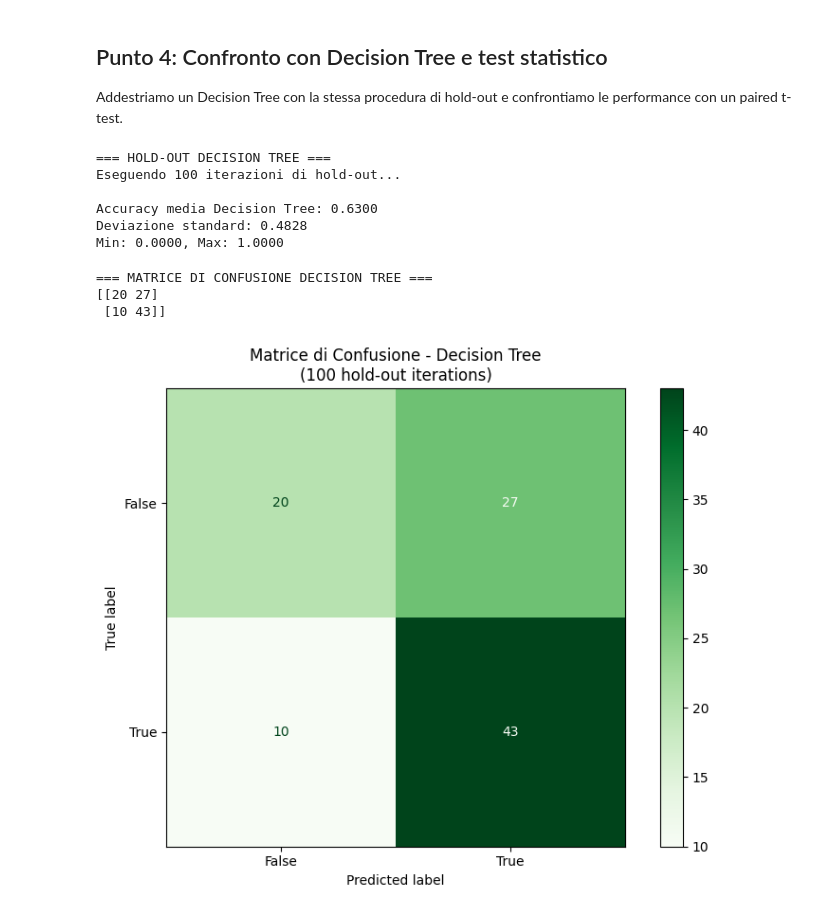
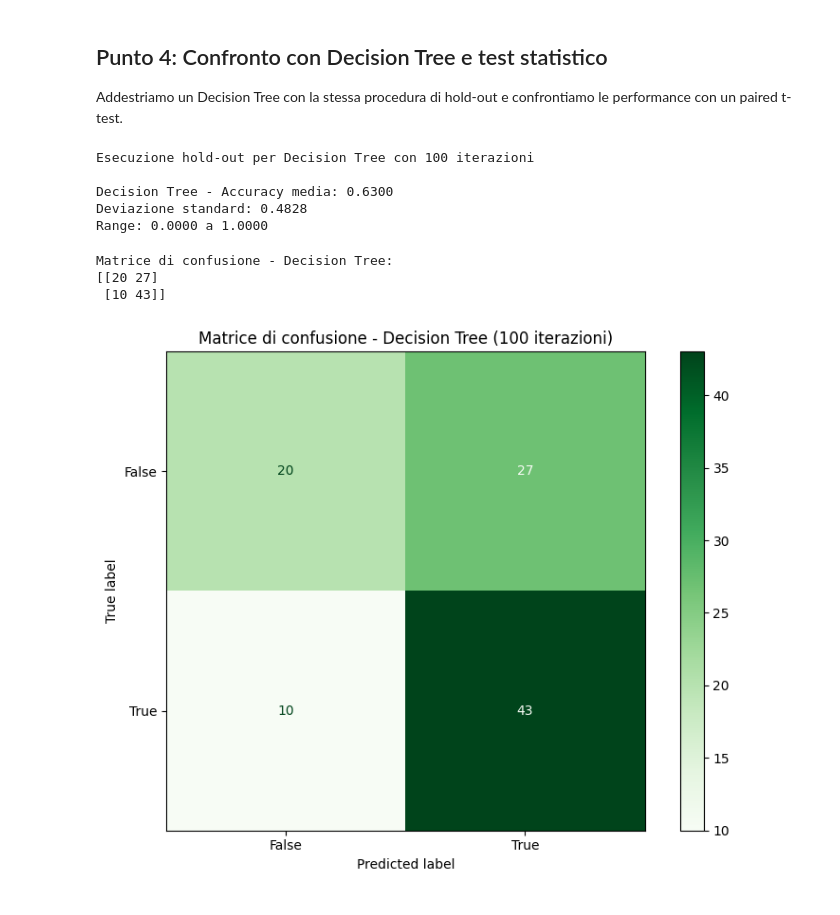
Before and after one commit to RaffaeleMelluso/AAUT, a Jupyter notebook: 3-naive_bayes/classification_watermelon_NB_aa_2025_26.ipynb, the cells around one changed output. Cells and saved outputs as stored; diff of their text form; code cells hidden in the pictures.

```diff
--- a/3-naive_bayes/classification_watermelon_NB_aa_2025_26.ipynb
+++ b/3-naive_bayes/classification_watermelon_NB_aa_2025_26.ipynb
@@ -335,72 +324,62 @@ AUC Naive Bayes: 0.7094
 
 Addestriamo un Decision Tree con la stessa procedura di hold-out e confrontiamo le performance con un paired t-test.
 # %%
-# Ripeti hold-out per Decision Tree
-np.random.seed(42)  # Stesso seed per confronto equo
+np.random.seed(42)
 
 dt_accuracies = []
 dt_predictions_all = []
 dt_true_labels_all = []
 dt_probabilities_all = []
 
-print("=== HOLD-OUT DECISION TREE ===")
-print(f"Eseguendo {n_iterations} iterazioni di hold-out...\n")
+print(f"Esecuzione hold-out per Decision Tree con {n_iterations} iterazioni\n")
 
-# Prepara features complete (categoriche + numeriche)
 X_complete = pd.concat([X_cat_encoded, X_numerical], axis=1)
 
 for i in range(n_iterations):
-    # 1. Estrai stesso indice di test usato per NB
     test_idx = np.random.randint(0, len(dataset))
     train_idx = [idx for idx in range(len(dataset)) if idx != test_idx]
 
-    # 2. Split train/test
     X_train = X_complete.iloc[train_idx]
     X_test = X_complete.iloc[[test_idx]]
     y_train = y_encoded[train_idx]
     y_test = y_encoded[[test_idx]]
 
-    # 3. Addestra Decision Tree
     dt = DecisionTreeClassifier(random_state=42, max_depth=5)
     dt.fit(X_train, y_train)
 
-    # 4. Predizione
     prediction = dt.predict(X_test)[0]
     prob = dt.predict_proba(X_test)[0]
 
-    # 5. Salva risultati
     dt_accuracies.append(1 if prediction == y_test[0] else 0)
     dt_predictions_all.append(prediction)
     dt_true_labels_all.append(y_test[0])
     dt_probabilities_all.append(prob[1])
 
 dt_accuracies = np.array(dt_accuracies)
-print(f"Accuracy media Decision Tree: {dt_accuracies.mean():.4f}")
+print(f"Decision Tree - Accuracy media: {dt_accuracies.mean():.4f}")
 print(f"Deviazione standard: {dt_accuracies.std():.4f}")
-print(f"Min: {dt_accuracies.min():.4f}, Max: {dt_accuracies.max():.4f}")
+print(f"Range: {dt_accuracies.min():.4f} a {dt_accuracies.max():.4f}")
 # %% [output]
-=== HOLD-OUT DECISION TREE ===
-Eseguendo 100 iterazioni di hold-out...
+Esecuzione hold-out per Decision Tree con 100 iterazioni
 
-Accuracy media Decision Tree: 0.6300
+Decision Tree - Accuracy media: 0.6300
 Deviazione standard: 0.4828
-Min: 0.0000, Max: 1.0000
+Range: 0.0000 a 1.0000
 # %%
-# Matrice di confusione Decision Tree
 cm_dt = confusion_matrix(dt_true_labels_all, dt_predictions_all)
-print("\n=== MATRICE DI CONFUSIONE DECISION TREE ===")
+print("\nMatrice di confusione - Decision Tree:")
 print(cm_dt)
 
 fig, ax = plt.subplots(figsize=(8, 6))
 disp = ConfusionMatrixDisplay(confusion_matrix=cm_dt,
                               display_labels=y_encoder.classes_)
 disp.plot(ax=ax, cmap='Greens', values_format='d')
-plt.title(f'Matrice di Confusione - Decision Tree\n({n_iterations} hold-out iterations)')
+plt.title(f'Matrice di confusione - Decision Tree ({n_iterations} iterazioni)')
 plt.tight_layout()
 plt.show()
 # %% [output]
-=== MATRICE DI CONFUSIONE DECISION TREE ===
+Matrice di confusione - Decision Tree:
 [[20 27]
  [10 43]]
-[figure, old version]
+[figure, new version]
 # %%
```
Also changed, not shown: parts of 6 cells of this notebook, 4 other files.
